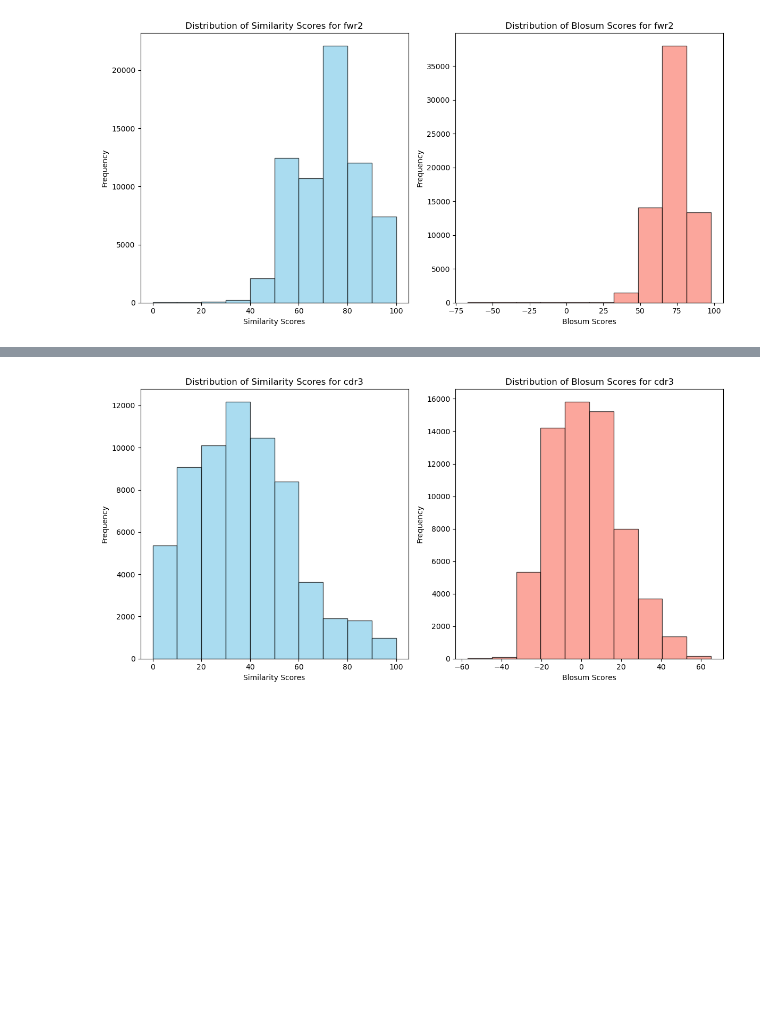
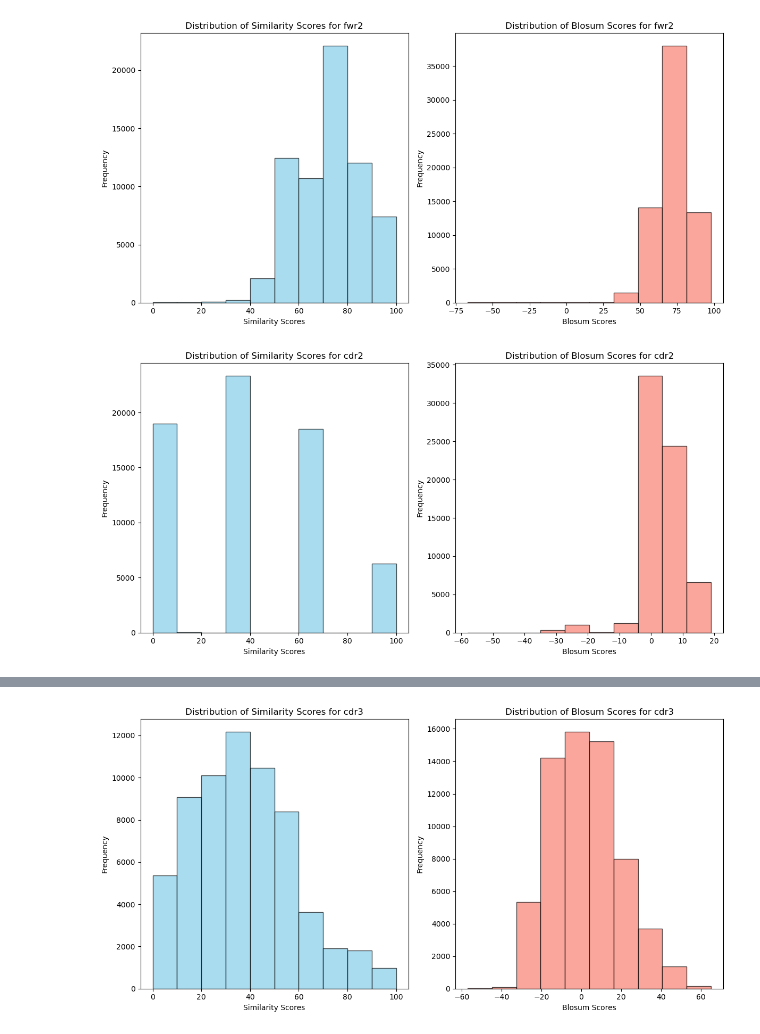
Before and after one commit to leaBroe/BERT_for_antibody_pairing, a Jupyter notebook: paired_model/BERT2BERT/sqlite3_data_for_analysis/evaluate_test_set_by_regions/plot_distribution_of_scores_by_regions.ipynb, the cells around one changed output, grey strips where cells are left out. Cells and saved outputs as stored; diff of their text form; code cells hidden in the pictures; blank space fills up the shorter version.

```diff
--- a/paired_model/BERT2BERT/sqlite3_data_for_analysis/evaluate_test_set_by_regions/plot_distribution_of_scores_by_regions.ipynb
+++ b/paired_model/BERT2BERT/sqlite3_data_for_analysis/evaluate_test_set_by_regions/plot_distribution_of_scores_by_regions.ipynb
@@ -86,3 +86,32 @@ plt.tight_layout()
 plt.show()
 # %% [output]
 [figure]
+# %%
+region = "cdr2"
+
+
+# Load the CSV data into a pandas DataFrame
+df = pd.read_csv(f'/ibmm_data2/oas_database/paired_lea_tmp/paired_model/BERT2BERT/sqlite3_data_for_analysis/evaluate_test_set_by_regions/h2l_div_beam_search_2_epoch_10_lr_1e-4_wd_0.1/{region}_similarity_blosum_scores.csv')
+
+
+# Create a figure and axis objects for the plots
+fig, axes = plt.subplots(1, 2, figsize=(12, 6))
+
+# Plot the distribution of similarity scores
+axes[0].hist(df[f'similarity_scores'], bins=10, color='skyblue', edgecolor='black', alpha=0.7)
+axes[0].set_title(f'Distribution of Similarity Scores for {region}')
+axes[0].set_xlabel('Similarity Scores')
+axes[0].set_ylabel('Frequency')
+
+# Plot the distribution of blosum scores
+axes[1].hist(df[f'blosum_scores'], bins=10, color='salmon', edgecolor='black', alpha=0.7)
+axes[1].set_title(f'Distribution of Blosum Scores for {region}')
+axes[1].set_xlabel('Blosum Scores')
+axes[1].set_ylabel('Frequency')
+
+# Adjust layout for better spacing
+plt.tight_layout()
+# Show the plot
+plt.show()
+# %% [output]
+[figure, added]
```
Also changed, not shown: parts of 1 cell of this notebook, 2 other files.
